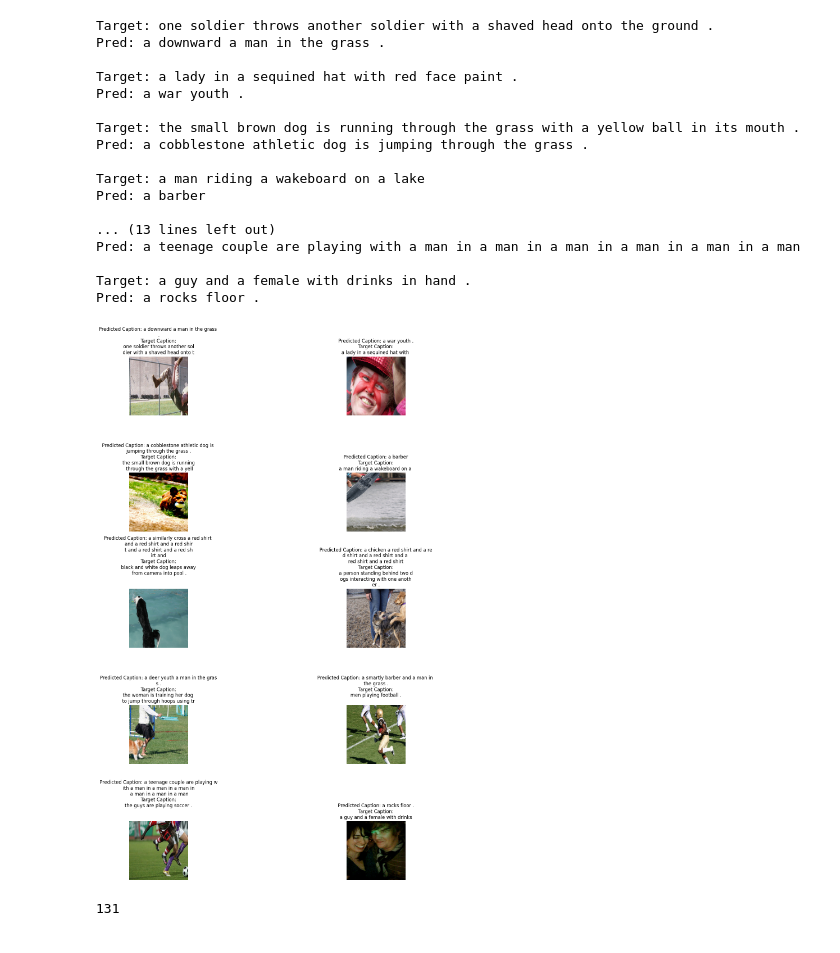
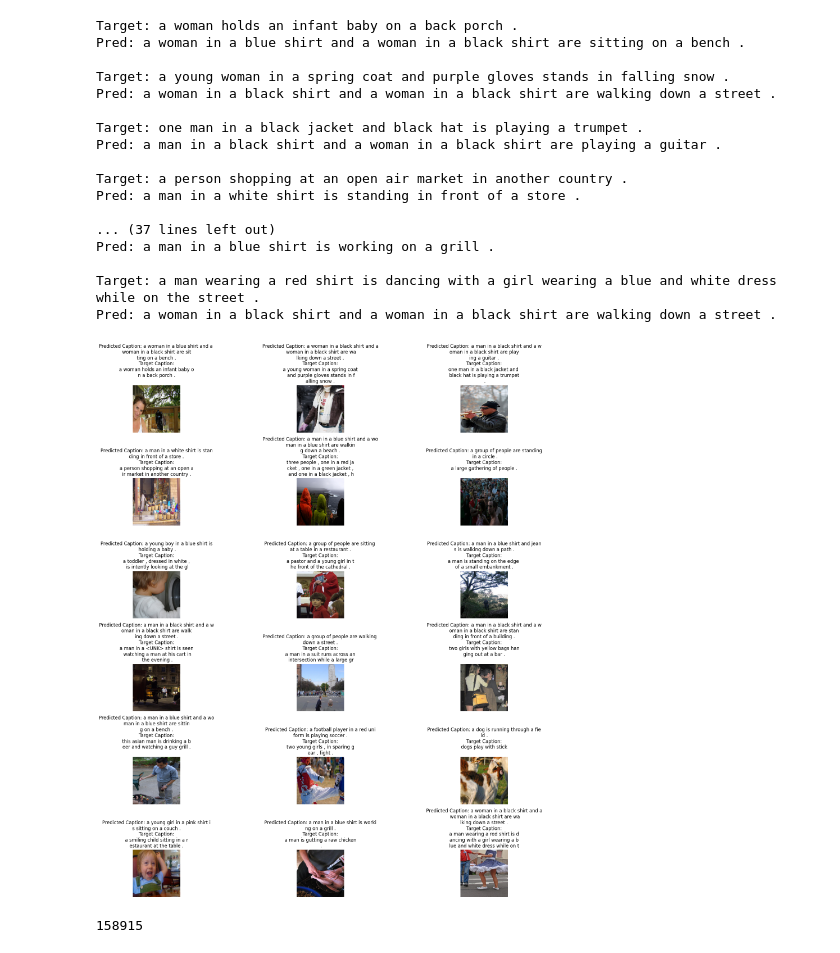
Before and after one commit to anshuman-8/CaptionMosaic, a Jupyter notebook: notebook/train.ipynb, the cells around one changed output. Cells and saved outputs as stored; diff of their text form; code cells hidden in the pictures.

```diff
--- a/notebook/train.ipynb
+++ b/notebook/train.ipynb
@@ -68,14 +85,17 @@ class DecoderRNN(nn.Module):
     def __init__(self, embed_size, hidden_size, vocab_size, num_layers, max_seq_length=40):
         super(DecoderRNN, self).__init__()
         self.embed = nn.Embedding(vocab_size, embed_size)
-        self.lstm = nn.LSTM(embed_size, hidden_size, num_layers, batch_first=True)
+        self.lstm = nn.LSTM(embed_size, hidden_size, num_layers, batch_first=False)
         self.linear = nn.Linear(hidden_size, vocab_size)
-        self.dropout = nn.Dropout(0.4)
+        self.dropout1 = nn.Dropout(0.5)
+        self.dropout2 = nn.Dropout(0.3)
 
     def forward(self, features, captions):
-        embeddings = self.dropout(self.embed(captions))
+        embeddings = self.dropout1(self.embed(captions))
+        # embeddings = self.embed(captions)
         embeddings = torch.cat((features.unsqueeze(0), embeddings), dim=0)
         hiddens, _ = self.lstm(embeddings)
+        hiddens = self.dropout2(hiddens)
         outputs = self.linear(hiddens)
         return outputs
 # %%
@@ -125,4 +185,6 @@ def custom_tokenizer(text):
 # %%
+tokenizer = get_tokenizer("basic_english")
+
 class Vocabulary:
     def __init__(self, freq_threshold):
         self.itos = {0: "<PAD>", 1: "<SOS>", 2: "<EOS>", 3: "<UNK>"}
@@ -134,7 +196,7 @@ class Vocabulary:
 
     @staticmethod
     def tokenizer_eng(text):
-        return [tok.lower() for tok in custom_tokenizer(text)]
+        return [tok.lower() for tok in tokenizer(text)]
 
     def build_vocabulary(self, sentence_list):
         frequencies = {}
@@ -174,7 +236,7 @@ class FlickrDataset(Dataset):
 
         # Get img, caption columns
         self.imgs = self.df["image"]
-        self.captions = self.df["caption"]
+        self.captions = self.df["caption"].astype(str)
 
         # Initialize vocabulary and build vocab
         self.vocab = Vocabulary(freq_threshold)
@@ -261,13 +323,13 @@ def get_loader(
 # main
 
 transform = transforms.Compose([
-        transforms.Resize((356, 356)),
+        transforms.Resize((326, 326)),
         transforms.RandomCrop((224, 224)),
         transforms.ToTensor(),
         transforms.Normalize((0.470, 0.456, 0.406), (0.229, 0.224, 0.225))
     ])
 
 train_loader, val_loader, test_loader, dataset = get_loader(
-        "../Data/Images/", "../Data/captions.txt", transform=transform, num_workers=WORKERS
+        "../Data/Images/", "../Data/captions30k.txt", transform=transform, num_workers=WORKERS
     )
 vocab_size = len(dataset.vocab) # vocabulary size
@@ -274,3 +338,3 @@ vocab_size = len(dataset.vocab) # vocabulary size
 # %%
 model = CNNtoRNN(embed_size=EMBED_SIZE, hidden_size=HIDDEN_SIZE, vocab_size=vocab_size, num_layers=NUM_LAYERS).to(device)
-# model.load_state_dict(torch.load('../models/model.pth', map_location=device), strict=False)
+if PREV_MODEL != None: model.load_state_dict(torch.load(PREV_MODEL, map_location=device), strict=False)
@@ -413,62 +483,62 @@ def sentencer(tokens):
 def test():
     model.eval()
 
-    num_images = 10
-    num_columns = 2
+    num_images = 18
+    num_columns = 3
     fig, axs = plt.subplots(num_images // num_columns, num_columns, figsize=(20, 20))
 
 
     for idx, (image, caption) in enumerate(test_loader):
         if idx >= num_images:
             break
-        row = idx // 2  # Calculate the row index (divided by 2 for 2 columns)
-        col = idx % 2
+        row = idx // num_columns  # Calculate the row index (divided by 2 for 2 columns)
+        col = idx % num_columns
         image = image.to(device)
         caption = caption.to(device)
         pred_caption = model.caption_image(image, dataset.vocab)
 
         caption = caption.squeeze(1)
         caption_sen = [dataset.vocab.itos[word.item()] for word in caption]
         pred_cap_sentence = sentencer(pred_caption)
         target_cap_sentence = sentencer(caption_sen)
         print(f'Target: {target_cap_sentence}')
         print(f'Pred: {pred_cap_sentence}\n')
 
         image_np = denormalize(image)
 
         caption_lines = [pred_cap_sentence[j:j + 30] for j in range(0, len(pred_cap_sentence), 30)]
         target_lines = [target_cap_sentence[j:j + 30] for j in range(0, len(pred_cap_sentence), 30)]
         formatted_caption = '\n'.join(caption_lines)
         formatted_target_caption = '\n'.join(target_lines)
 
         axs[row, col].imshow(image_np)
         axs[row, col].axis('off')
         axs[row, col].set_title(f'Predicted Caption: {formatted_caption}\nTarget Caption:\n{formatted_target_caption}')
 
     plt.tight_layout()
     plt.show()
 
 test()
 # %% [output]
-Target: one soldier throws another soldier with a shaved head onto the ground .
-Pred: a downward a man in the grass .
+Target: a woman holds an infant baby on a back porch .
+Pred: a woman in a blue shirt and a woman in a black shirt are sitting on a bench .
 
-Target: a lady in a sequined hat with red face paint .
-Pred: a war youth .
+Target: a young woman in a spring coat and purple gloves stands in falling snow .
+Pred: a woman in a black shirt and a woman in a black shirt are walking down a street .
 
-Target: the small brown dog is running through the grass with a yellow ball in its mouth .
-Pred: a cobblestone athletic dog is jumping through the grass .
+Target: one man in a black jacket and black hat is playing a trumpet .
+Pred: a man in a black shirt and a woman in a black shirt are playing a guitar .
 
-Target: a man riding a wakeboard on a lake
-Pred: a barber
+Target: a person shopping at an open air market in another country .
+Pred: a man in a white shirt is standing in front of a store .
 
-... (13 lines left out)
-Pred: a teenage couple are playing with a man in a man in a man in a man in a man in a man
+... (37 lines left out)
+Pred: a man in a blue shirt is working on a grill .
 
-Target: a guy and a female with drinks in hand .
-Pred: a rocks floor .
+Target: a man wearing a red shirt is dancing with a girl wearing a blue and white dress while on the street .
+Pred: a woman in a black shirt and a woman in a black shirt are walking down a street .
-[figure, old version]
+[figure, new version]
-# %%
-dataset.vocab.stoi['shirt']
-# %% [output]
-131
+# %%
+len(dataset)
+# %% [output]
+158915
```
Also changed, not shown: parts of 12 cells of this notebook, 12 other files.
